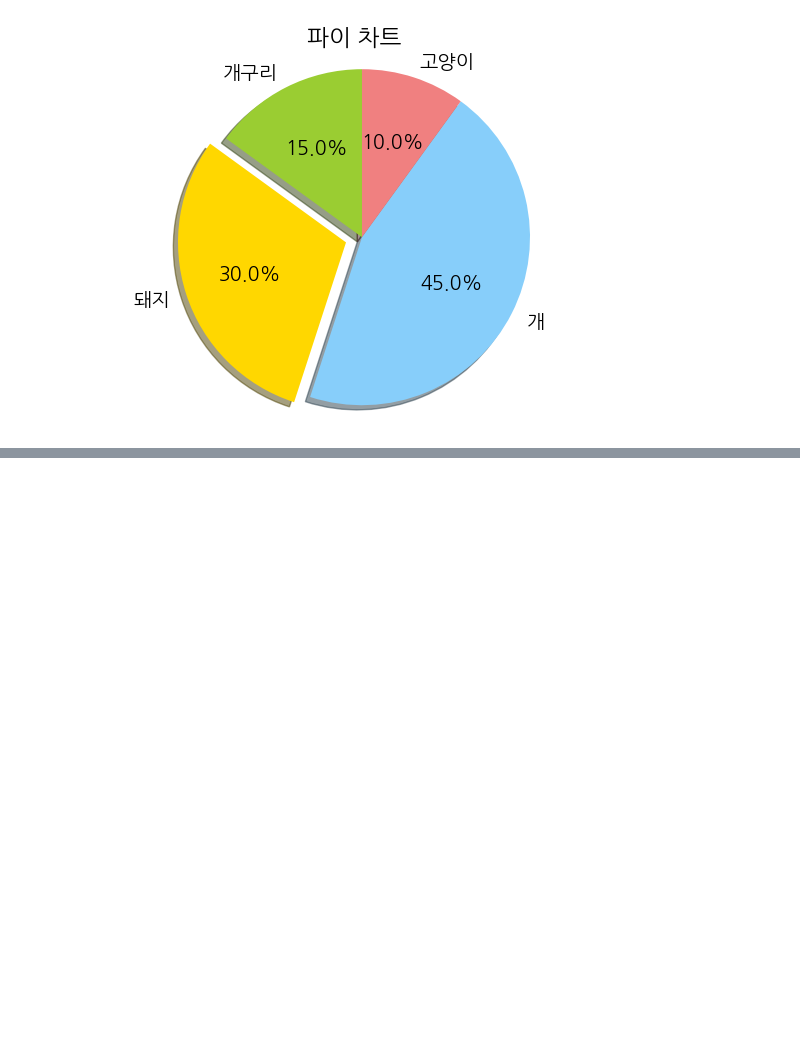
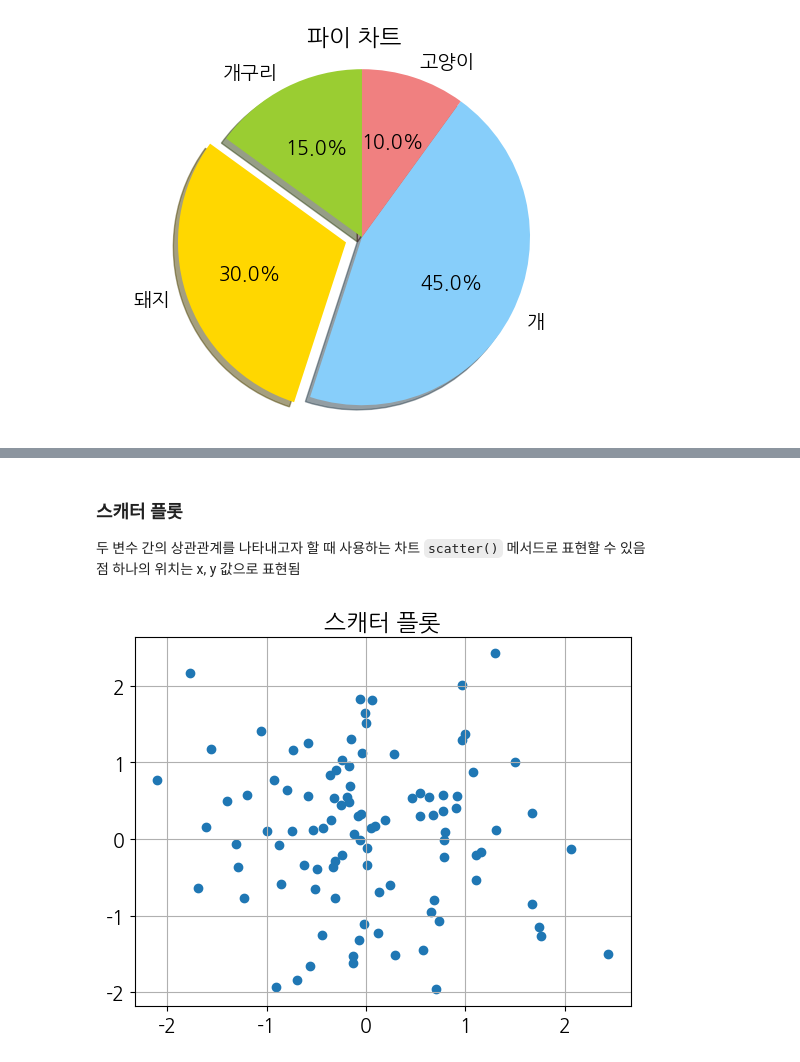
Before and after one commit to heesanggod/pythonworkspace, a Jupyter notebook: matplotlib_visualize_data/matplotlib_variety_plots.ipynb, the cells around one changed output, grey strips where cells are left out. Drawn from its saved outputs; the diff is of its cells as text; code cells hidden in the pictures; blank space fills up the shorter version.

```diff
--- a/matplotlib_visualize_data/matplotlib_variety_plots.ipynb
+++ b/matplotlib_visualize_data/matplotlib_variety_plots.ipynb
@@ -82,0 +106,14 @@ plt.show()
+# %% [markdown]
+### 스캐터 플롯
+두 변수 간의 상관관계를 나타내고자 할 때 사용하는 차트 `scatter()` 메서드로 표현할 수 있음
+점 하나의 위치는 x, y 값으로 표현됨
+# %%
+x = np.random.normal(0, 1, 100)
+y = np.random.normal(0, 1, 100)
+
+plt.title('스캐터 플롯')
+plt.scatter(x, y)
+plt.grid(True)
+plt.show()
+# %% [output]
+[figure, added]
```
Also changed, not shown: parts of 13 cells of this notebook.
